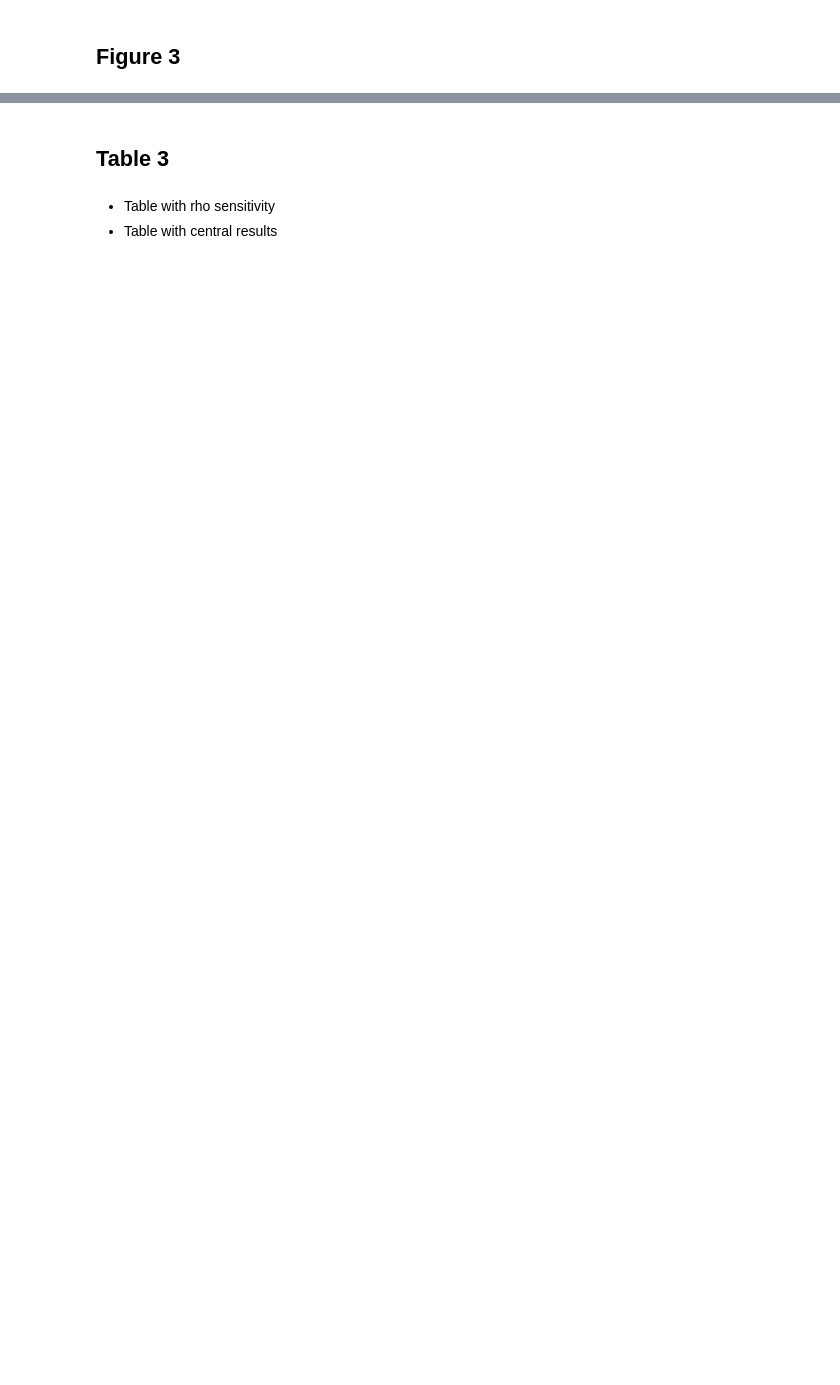
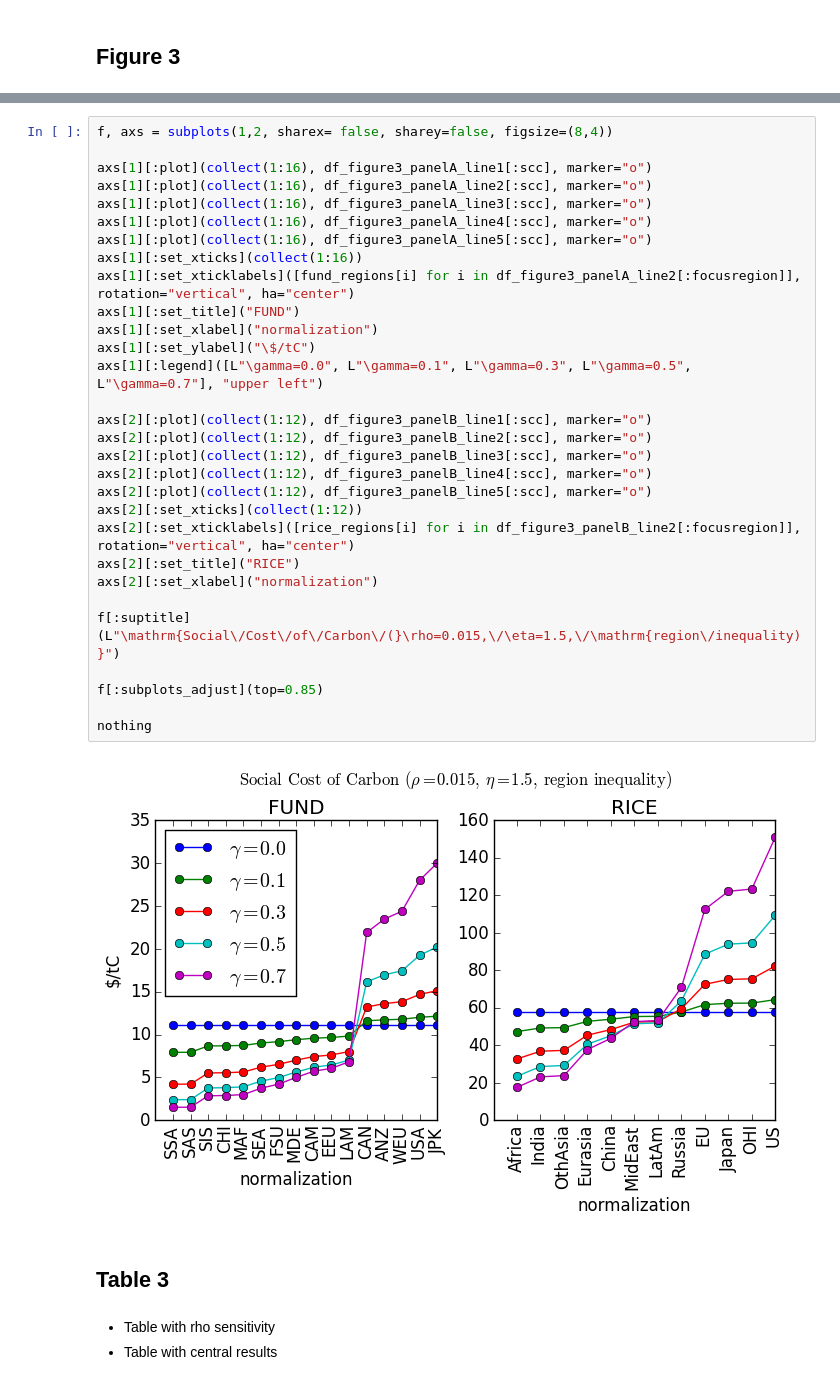
Before and after one commit to davidanthoff/paper-2019-sccinequality, a Jupyter notebook: Paper.ipynb, the cells around one changed output, grey strips where cells are left out. Saved outputs shown, nothing was run; the diff lists cells and outputs as text; blank space fills up the shorter version.

```diff
--- a/Paper.ipynb
+++ b/Paper.ipynb
@@ -346,3 +349,35 @@ nothing
+# %%
+f, axs = subplots(1,2, sharex= false, sharey=false, figsize=(8,4))
+
+axs[1][:plot](collect(1:16), df_figure3_panelA_line1[:scc], marker="o")
+axs[1][:plot](collect(1:16), df_figure3_panelA_line2[:scc], marker="o")
+axs[1][:plot](collect(1:16), df_figure3_panelA_line3[:scc], marker="o")
+axs[1][:plot](collect(1:16), df_figure3_panelA_line4[:scc], marker="o")
+axs[1][:plot](collect(1:16), df_figure3_panelA_line5[:scc], marker="o")
+axs[1][:set_xticks](collect(1:16))
+axs[1][:set_xticklabels]([fund_regions[i] for i in df_figure3_panelA_line2[:focusregion]], rotation="vertical", ha="center")
+axs[1][:set_title]("FUND")
+axs[1][:set_xlabel]("normalization")
+axs[1][:set_ylabel]("\$/tC")
+axs[1][:legend]([L"\gamma=0.0", L"\gamma=0.1", L"\gamma=0.3", L"\gamma=0.5", L"\gamma=0.7"], "upper left")
+
+axs[2][:plot](collect(1:12), df_figure3_panelB_line1[:scc], marker="o")
+axs[2][:plot](collect(1:12), df_figure3_panelB_line2[:scc], marker="o")
+axs[2][:plot](collect(1:12), df_figure3_panelB_line3[:scc], marker="o")
+axs[2][:plot](collect(1:12), df_figure3_panelB_line4[:scc], marker="o")
+axs[2][:plot](collect(1:12), df_figure3_panelB_line5[:scc], marker="o")
+axs[2][:set_xticks](collect(1:12))
+axs[2][:set_xticklabels]([rice_regions[i] for i in df_figure3_panelB_line2[:focusregion]], rotation="vertical", ha="center")
+axs[2][:set_title]("RICE")
+axs[2][:set_xlabel]("normalization")
+
+f[:suptitle](L"\mathrm{Social\/Cost\/of\/Carbon\/(}\rho=0.015,\/\eta=1.5,\/\mathrm{region\/inequality)}")
+
+f[:subplots_adjust](top=0.85)
+
+nothing
+# %% [output]
+[figure, added]
 # %% [markdown]
 ## Table 3
 # %% [markdown]
```
Also changed, not shown: parts of 7 cells of this notebook.
